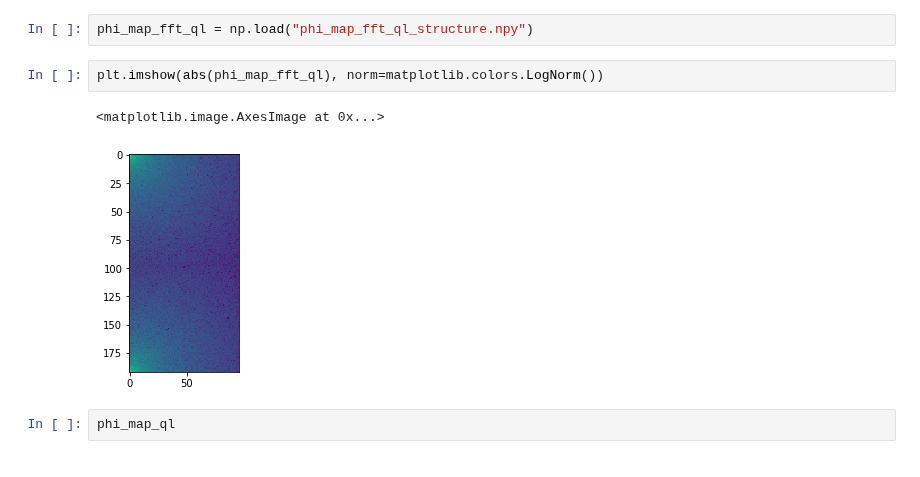
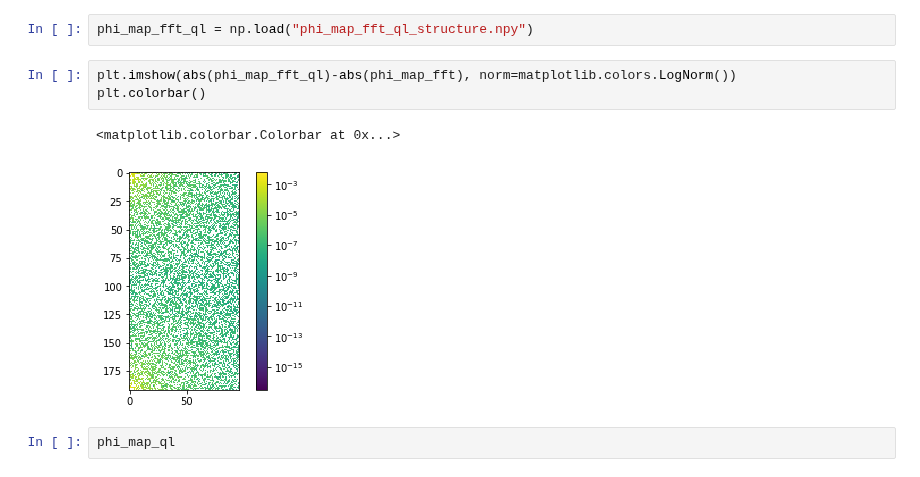
Before and after one commit to deepskies/DeepCMBsim, a Jupyter notebook: Phi Maps.ipynb, the cells around one changed output. Cells and saved outputs as stored; diff of their text form.

```diff
--- a/Phi Maps.ipynb
+++ b/Phi Maps.ipynb
@@ -75,10 +75,11 @@ plt.colorbar()
 # %%
 phi_map_fft_ql = np.load("phi_map_fft_ql_structure.npy")
 # %%
-plt.imshow(abs(phi_map_fft_ql), norm=matplotlib.colors.LogNorm())
+plt.imshow(abs(phi_map_fft_ql)-abs(phi_map_fft), norm=matplotlib.colors.LogNorm())
+plt.colorbar()
 # %% [output]
-<matplotlib.image.AxesImage at 0x...>
+<matplotlib.colorbar.Colorbar at 0x...>
-[figure, old version]
+[figure, new version]
 # %%
 phi_map_ql
 # %% [output]
```
Also changed, not shown: parts of 5 cells of this notebook.
